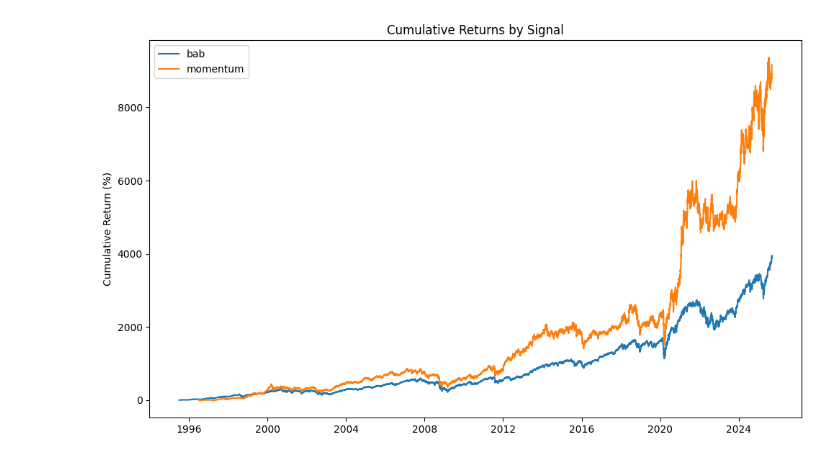
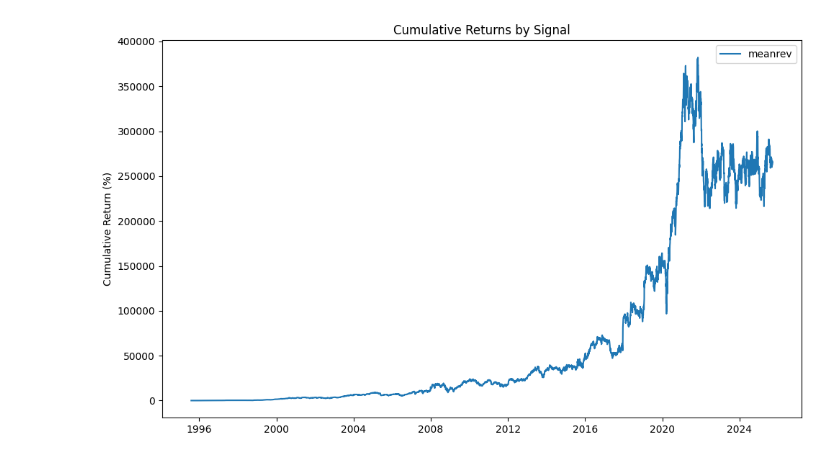
Before and after one commit to xylr11/orthogonal-alphas, a Jupyter notebook: equalWeight/eqWt.ipynb, the cells around one changed output. Drawn from its saved outputs; the diff is of its cells as text; code cells hidden in the pictures.

Commit message:
debugging cumulative returns for signals query

```diff
--- a/equalWeight/eqWt.ipynb
+++ b/equalWeight/eqWt.ipynb
@@ -163,17 +191,17 @@ shape: (7_350, 3)
 # %%
 plt.figure(figsize=(10, 6))
 
 # Plot each signal separately
-plt.plot(returns_bab["date"], returns_bab["cumulative_fwd_return"], label="bab")
-# plt.plot(returns_meanrev["date"], returns_meanrev["cumulative_fwd_return"], label="meanrev")
-plt.plot(returns_momentum["date"], returns_momentum["cumulative_fwd_return"], label="momentum")
+#plt.plot(returns_bab["date"], returns_bab["cumulative_return"], label="bab")
+plt.plot(returns_meanrev["date"], returns_meanrev["cumulative_return"], label="meanrev")
+#plt.plot(returns_momentum["date"], returns_momentum["cumulative_return"], label="momentum")
 
 # Labels & legend
 plt.xlabel(None)
 plt.ylabel("Cumulative Return (%)")
 plt.title("Cumulative Returns by Signal")
 plt.legend()
 plt.tight_layout()
 plt.show()
 # %% [output]
-[figure, old version]
+[figure, new version]
```
Also changed, not shown: parts of 5 cells of this notebook, 1 other file.
